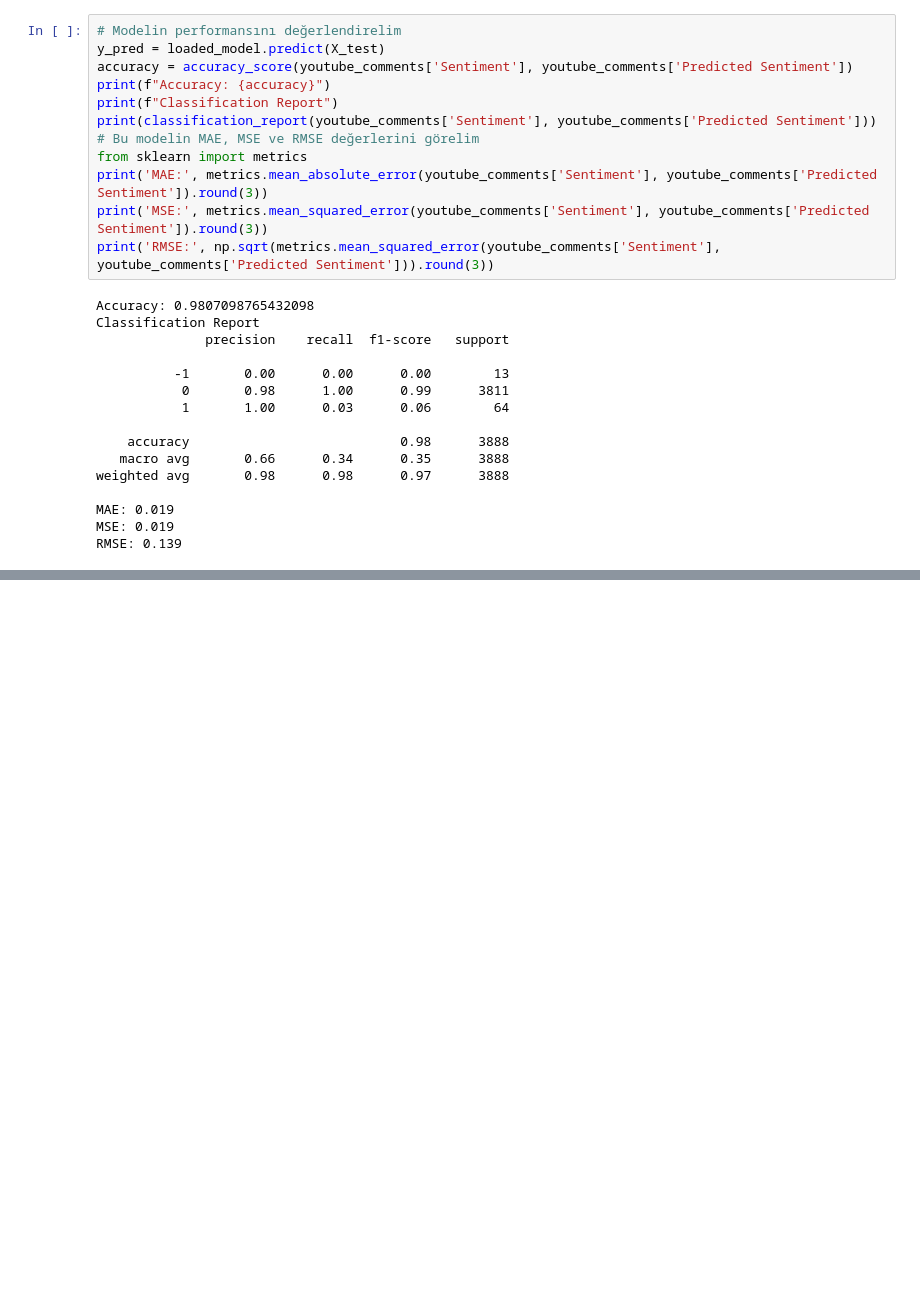
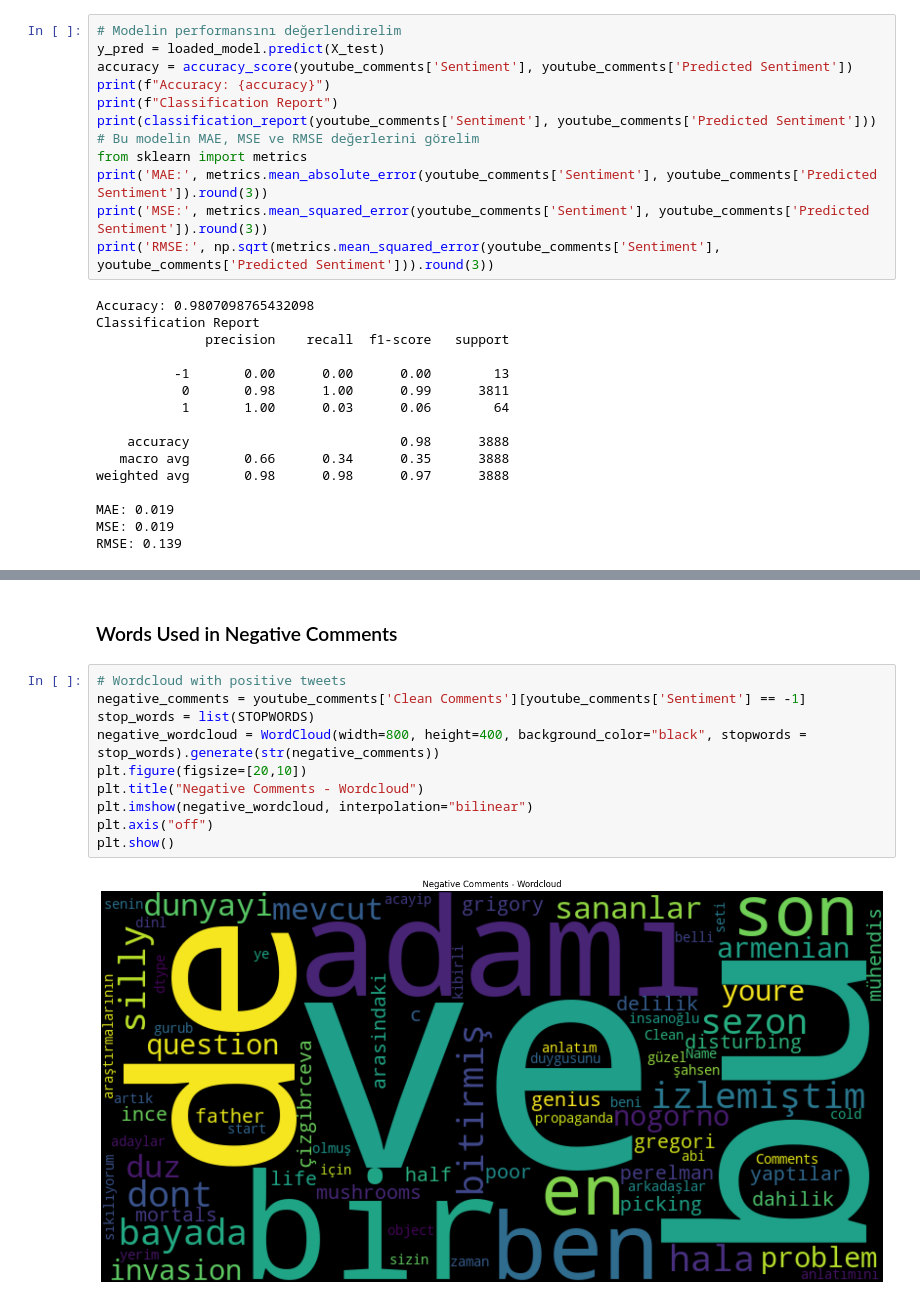
Before and after one commit to SeherKumsar/Final-Project, a Jupyter notebook: Data_analyze.ipynb, the cells around one changed output, grey strips where cells are left out. Saved outputs shown, nothing was run; the diff lists cells and outputs as text; blank space fills up the shorter version.

```diff
--- a/Data_analyze.ipynb
+++ b/Data_analyze.ipynb
@@ -1018,0 +1036,14 @@ RMSE: 0.139
+# %% [markdown]
+### Words Used in Negative Comments
+# %%
+# Wordcloud with positive tweets
+negative_comments = youtube_comments['Clean Comments'][youtube_comments['Sentiment'] == -1]
+stop_words = list(STOPWORDS)
+negative_wordcloud = WordCloud(width=800, height=400, background_color="black", stopwords = stop_words).generate(str(negative_comments))
+plt.figure(figsize=[20,10])
+plt.title("Negative Comments - Wordcloud")
+plt.imshow(negative_wordcloud, interpolation="bilinear")
+plt.axis("off")
+plt.show()
+# %% [output]
+[figure, added]
```
Also changed, not shown: parts of 6 cells of this notebook.
